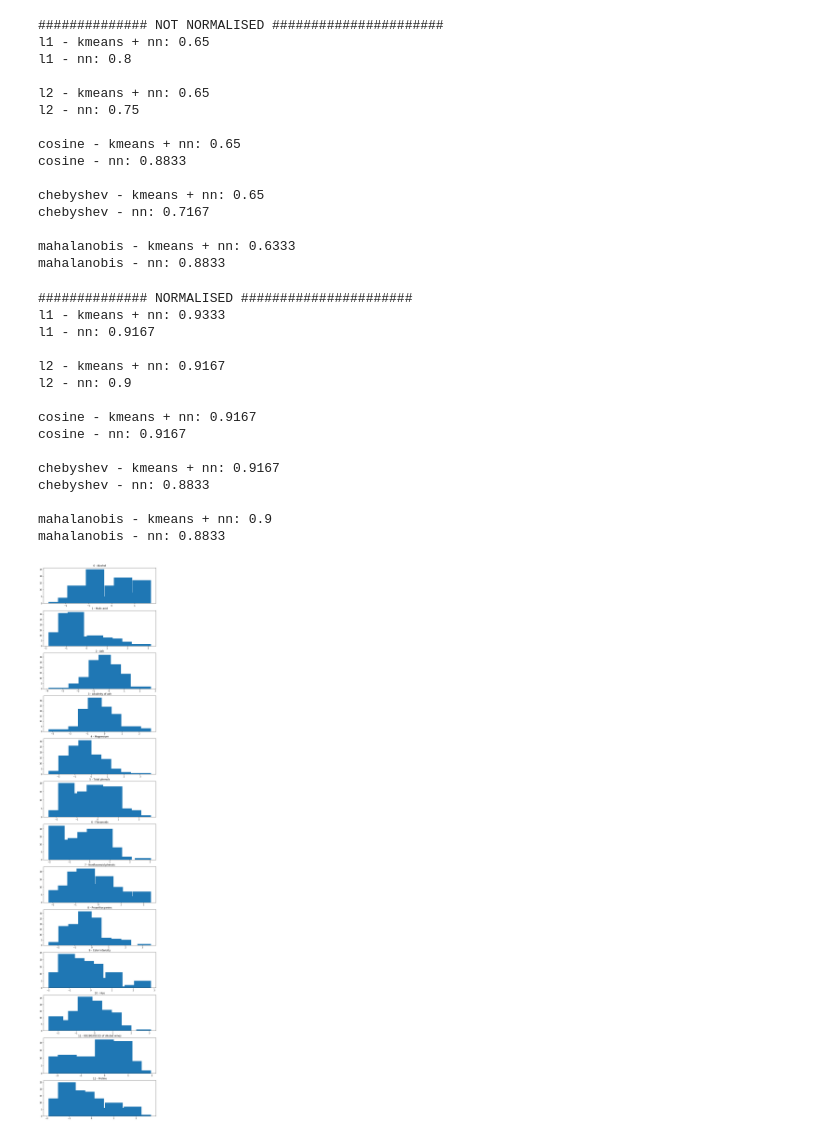
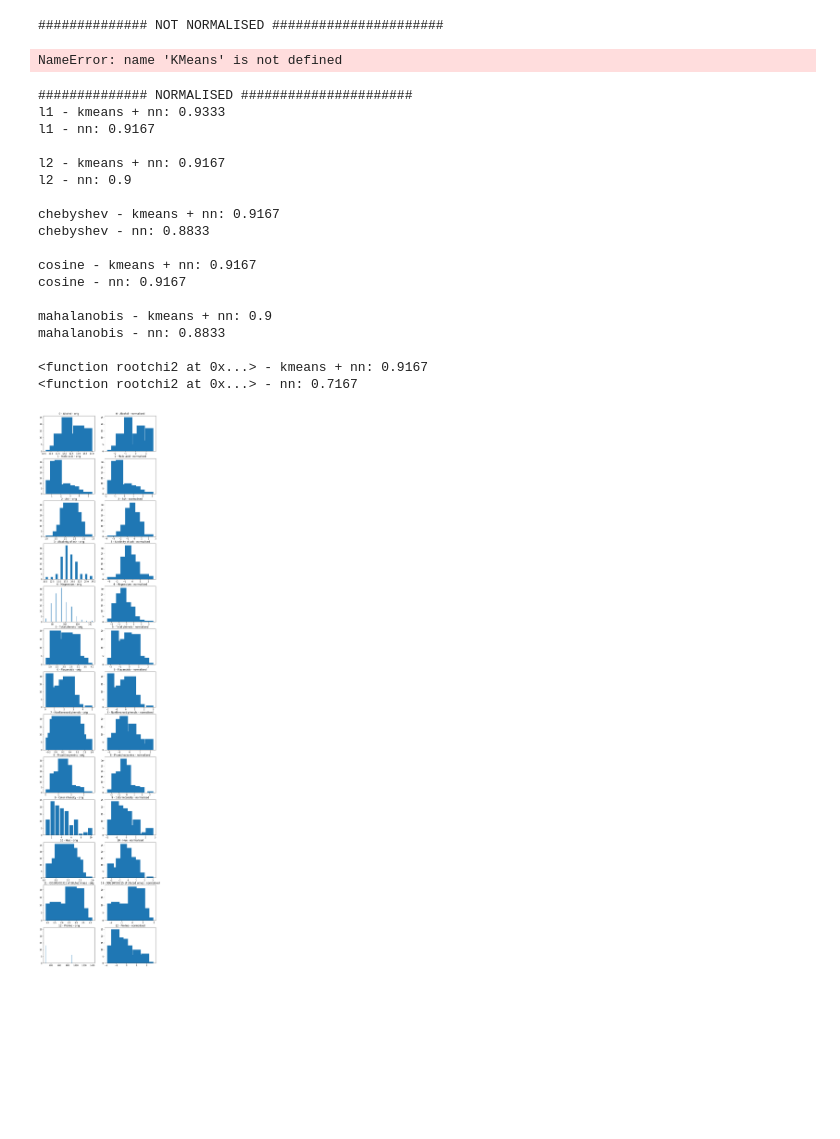
Before and after one commit to guigzzz/PatternRec2, a Jupyter notebook: Q2 - CW2.ipynb, the cells around one changed output. Cells and saved outputs as stored; diff of their text form; code cells hidden in the pictures; blank space fills up the shorter version.

```diff
--- a/Q2 - CW2.ipynb
+++ b/Q2 - CW2.ipynb
@@ -42,66 +86,47 @@ km.fit(train_set)
 transformed_train_set = km.transform(train_set)
 transformed_test_set = km.transform(test_set)
 
-distance_metrics = ['l1', 'l2', 'cosine', 'chebyshev', 'mahalanobis']
 metric_args = [
-    ({},{}), ({},{}), ({},{}), ({},{}),
-    ({'V': np.cov(transformed_train_set.T)}, {'V': np.cov(train_set.T)})
+    ({},{}), ({},{}), ({},{}),
+    ({},{}), ({'V': np.cov(transformed_train_set.T)}, {'V': np.cov(train_set.T)}),
+    ({},{}), #({},{}),
 ]
-neighbors = 1
 
 for dm, args in zip(distance_metrics, metric_args):
 
-    nn = KNeighborsClassifier(n_neighbors=neighbors, metric=dm, n_jobs = -1, metric_params=args[0])
+    nn = KNeighborsClassifier(n_neighbors=neighbors, metric=dm, metric_params=args[0])
     nn.fit(transformed_train_set, train_labels)
     print('{} - kmeans + nn: {:.4}'.format(dm, np.mean(nn.predict(transformed_test_set) == test_labels)))
 
-    nn = KNeighborsClassifier(n_neighbors=neighbors, metric=dm, n_jobs = -1, metric_params=args[1])
+    nn = KNeighborsClassifier(n_neighbors=neighbors, metric=dm, metric_params=args[1])
     nn.fit(train_set, train_labels)
     print('{} - nn: {:.4}\n'.format(dm, np.mean(nn.predict(test_set) == test_labels)))
 # %% [output]
 ############## NOT NORMALISED ######################
-l1 - kmeans + nn: 0.65
-l1 - nn: 0.8
-
-l2 - kmeans + nn: 0.65
-l2 - nn: 0.75
-
-cosine - kmeans + nn: 0.65
-cosine - nn: 0.8833
-
-chebyshev - kmeans + nn: 0.65
-chebyshev - nn: 0.7167
-
-mahalanobis - kmeans + nn: 0.6333
-mahalanobis - nn: 0.8833
+NameError: name 'KMeans' is not defined
 # %%
-train_mean = np.mean(train_set, axis = 0)
-train_std = np.std(train_set, axis = 0)
-train_set = (train_set - train_mean) / train_std
-test_set = (test_set - train_mean) / train_std
-
 print('############## NORMALISED ######################')
 km = KMeans(n_clusters=3, n_init = 100, algorithm = 'elkan')
-km.fit(train_set)
-transformed_train_set = km.transform(train_set)
-transformed_test_set = km.transform(test_set)
+km.fit(normalised_train_set)
+transformed_train_set = km.transform(normalised_train_set)
+transformed_test_set = km.transform(normalised_test_set)
 
-distance_metrics = ['l1', 'l2', 'cosine', 'chebyshev', 'mahalanobis']
+
 metric_args = [
-    ({},{}), ({},{}), ({},{}), ({},{}),
-    ({'V': np.cov(transformed_train_set.T)}, {'V': np.cov(train_set.T)})
+    ({},{}), ({},{}), ({},{}),
+    ({},{}), ({'V': np.cov(transformed_train_set.T)}, {'V': np.cov(normalised_train_set.T)}),
+    ({},{}), #({},{}),
 ]
-neighbors = 1
 
 for dm, args in zip(distance_metrics, metric_args):
 
-    nn = KNeighborsClassifier(n_neighbors=neighbors, metric=dm, n_jobs = -1, metric_params=args[0])
+    nn = KNeighborsClassifier(n_neighbors=neighbors, metric=dm, metric_params=args[0])
     nn.fit(transformed_train_set, train_labels)
     print('{} - kmeans + nn: {:.4}'.format(dm, np.mean(nn.predict(transformed_test_set) == test_labels)))
 
-    nn = KNeighborsClassifier(n_neighbors=neighbors, metric=dm, n_jobs = -1, metric_params=args[1])
-    nn.fit(train_set, train_labels)
-    print('{} - nn: {:.4}\n'.format(dm, np.mean(nn.predict(test_set) == test_labels)))
+    nn = KNeighborsClassifier(n_neighbors=neighbors, metric=dm, metric_params=args[1])
+    nn.fit(normalised_train_set, train_labels)
+    print('{} - nn: {:.4}\n'.format(dm, np.mean(nn.predict(normalised_test_set) == test_labels)))
 # %% [output]
 ############## NORMALISED ######################
 l1 - kmeans + nn: 0.9333
@@ -110,21 +135,29 @@ l1 - nn: 0.9167
 l2 - kmeans + nn: 0.9167
 l2 - nn: 0.9
 
+chebyshev - kmeans + nn: 0.9167
+chebyshev - nn: 0.8833
+
 cosine - kmeans + nn: 0.9167
 cosine - nn: 0.9167
 
-chebyshev - kmeans + nn: 0.9167
-chebyshev - nn: 0.8833
-
 mahalanobis - kmeans + nn: 0.9
 mahalanobis - nn: 0.8833
+
+<function rootchi2 at 0x...> - kmeans + nn: 0.9167
+<function rootchi2 at 0x...> - nn: 0.7167
 # %%
 histograms = []
-f, axes = plt.subplots(13, 1, figsize = (10, 50))
+f, axes = plt.subplots(13, 2, figsize = (10, 50))
 for feature_id in range(train_set.shape[1]):
     hist, bins = np.histogram(train_set[:, feature_id], bins = int(sqrt(train_set.shape[0])))
     histograms.append((hist, bins))
-    axes[feature_id].bar(bins[:-1], hist)
-    axes[feature_id].set_title('{} - {}'.format(feature_id, features[feature_id]))
+    axes[feature_id][0].bar(bins[:-1], hist)
+    axes[feature_id][0].set_title('{} - {} - orig'.format(feature_id, features[feature_id]))
+
+    hist, bins = np.histogram(normalised_train_set[:, feature_id], bins = int(sqrt(normalised_train_set.shape[0])))
+    histograms.append((hist, bins))
+    axes[feature_id][1].bar(bins[:-1], hist)
+    axes[feature_id][1].set_title('{} - {} - normalised'.format(feature_id, features[feature_id]))
 # %% [output]
-[figure, old version]
+[figure, new version]
```
Also changed, not shown: parts of 13 cells of this notebook, 5 other files.
